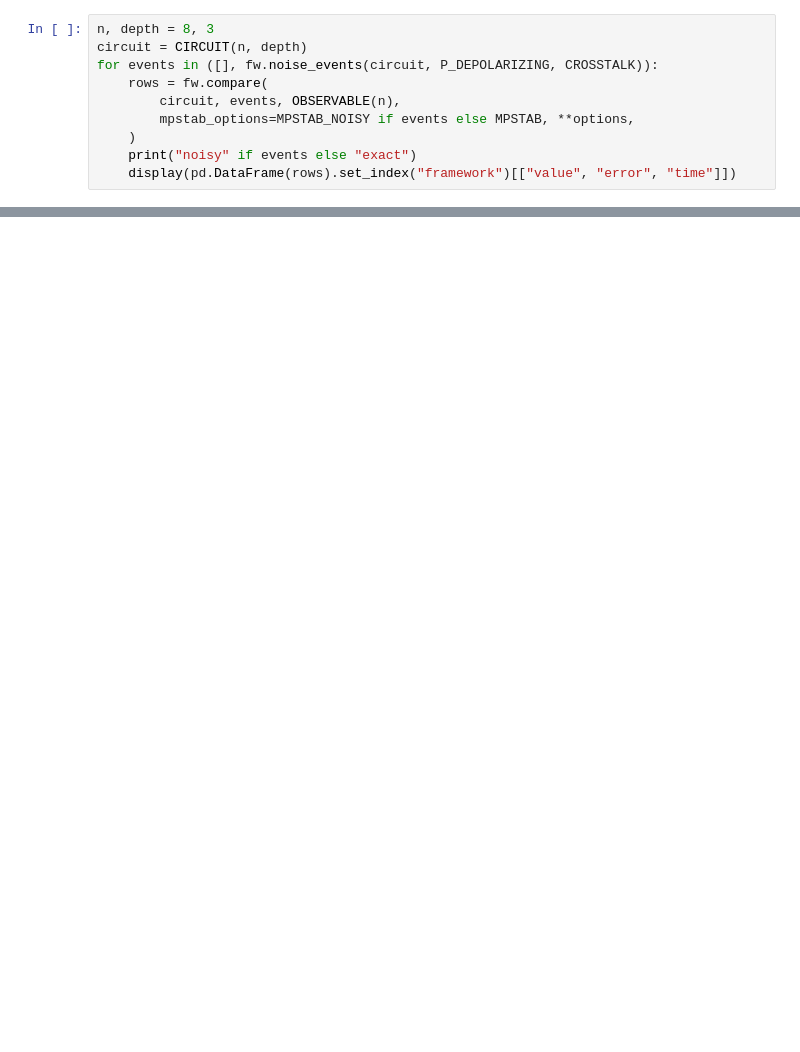
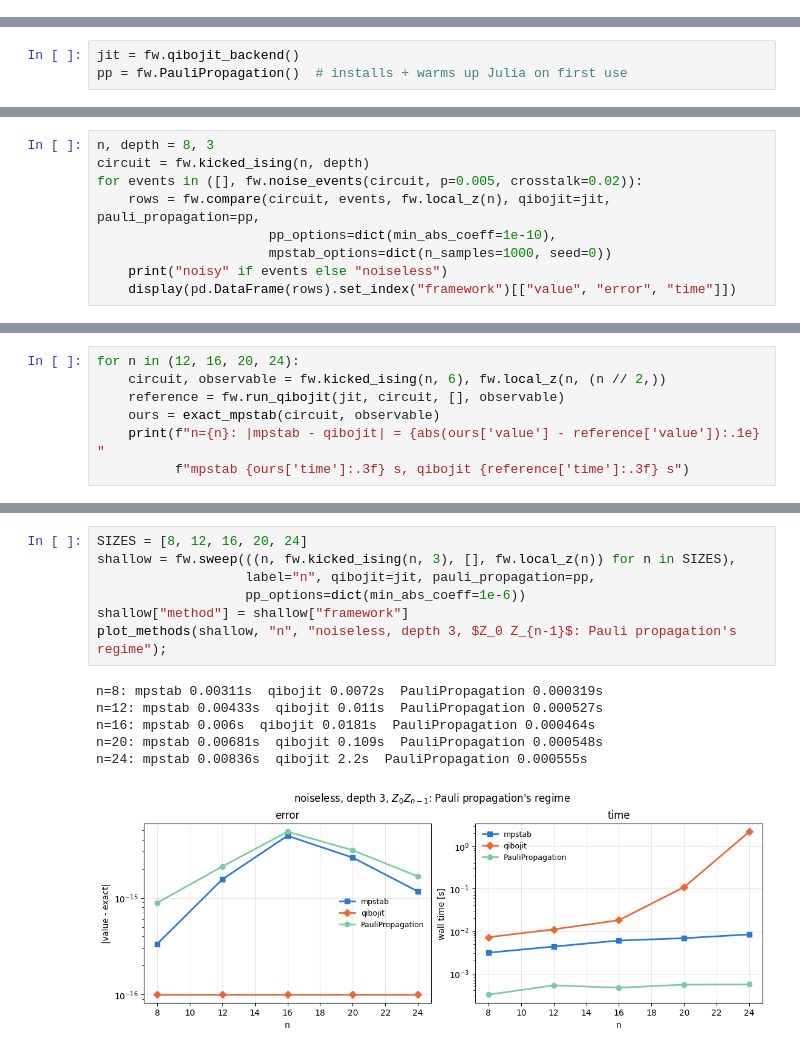
Before and after one commit to MatteoRobbiati/mpstab, a Jupyter notebook: examples/notebooks/benchmarks/frameworks.ipynb, the cells around one changed output, grey strips where cells are left out. Saved outputs shown, nothing was run; the diff lists cells and outputs as text; blank space fills up the shorter version.

```diff
--- a/examples/notebooks/benchmarks/frameworks.ipynb
+++ b/examples/notebooks/benchmarks/frameworks.ipynb
@@ -86,10 +0,0 @@ match qibojit (up to `MIN_ABS_COEFF`) and mpstab within a few `stderr`.
-# %%
-n, depth = 8, 3
-circuit = CIRCUIT(n, depth)
-for events in ([], fw.noise_events(circuit, P_DEPOLARIZING, CROSSTALK)):
-    rows = fw.compare(
-        circuit, events, OBSERVABLE(n),
-        mpstab_options=MPSTAB_NOISY if events else MPSTAB, **options,
-    )
-    print("noisy" if events else "exact")
-    display(pd.DataFrame(rows).set_index("framework")[["value", "error", "time"]])
@@ -300,0 +101,3 @@ pd.DataFrame(fw.compare(circuit, events, observable, mpstab_options=MPSTAB_NOISY
+# %%
+jit = fw.qibojit_backend()
+pp = fw.PauliPropagation()  # installs + warms up Julia on first use
@@ -300,0 +113,9 @@ pd.DataFrame(fw.compare(circuit, events, observable, mpstab_options=MPSTAB_NOISY
+# %%
+n, depth = 8, 3
+circuit = fw.kicked_ising(n, depth)
+for events in ([], fw.noise_events(circuit, p=0.005, crosstalk=0.02)):
+    rows = fw.compare(circuit, events, fw.local_z(n), qibojit=jit, pauli_propagation=pp,
+                      pp_options=dict(min_abs_coeff=1e-10),
+                      mpstab_options=dict(n_samples=1000, seed=0))
+    print("noisy" if events else "noiseless")
+    display(pd.DataFrame(rows).set_index("framework")[["value", "error", "time"]])
@@ -300,0 +141,7 @@ pd.DataFrame(fw.compare(circuit, events, observable, mpstab_options=MPSTAB_NOISY
+# %%
+for n in (12, 16, 20, 24):
+    circuit, observable = fw.kicked_ising(n, 6), fw.local_z(n, (n // 2,))
+    reference = fw.run_qibojit(jit, circuit, [], observable)
+    ours = exact_mpstab(circuit, observable)
+    print(f"n={n}: |mpstab - qibojit| = {abs(ours['value'] - reference['value']):.1e}   "
+          f"mpstab {ours['time']:.3f} s, qibojit {reference['time']:.3f} s")
@@ -300,0 +159,14 @@ pd.DataFrame(fw.compare(circuit, events, observable, mpstab_options=MPSTAB_NOISY
+# %%
+SIZES = [8, 12, 16, 20, 24]
+shallow = fw.sweep(((n, fw.kicked_ising(n, 3), [], fw.local_z(n)) for n in SIZES),
+                   label="n", qibojit=jit, pauli_propagation=pp,
+                   pp_options=dict(min_abs_coeff=1e-6))
+shallow["method"] = shallow["framework"]
+plot_methods(shallow, "n", "noiseless, depth 3, $Z_0 Z_{n-1}$: Pauli propagation's regime");
+# %% [output]
+n=8: mpstab 0.00311s  qibojit 0.0072s  PauliPropagation 0.000319s
+n=12: mpstab 0.00433s  qibojit 0.011s  PauliPropagation 0.000527s
+n=16: mpstab 0.006s  qibojit 0.0181s  PauliPropagation 0.000464s
+n=20: mpstab 0.00681s  qibojit 0.109s  PauliPropagation 0.000548s
+n=24: mpstab 0.00836s  qibojit 2.2s  PauliPropagation 0.000555s
+[figure, added]
```
Also changed, not shown: parts of 45 cells of this notebook.
